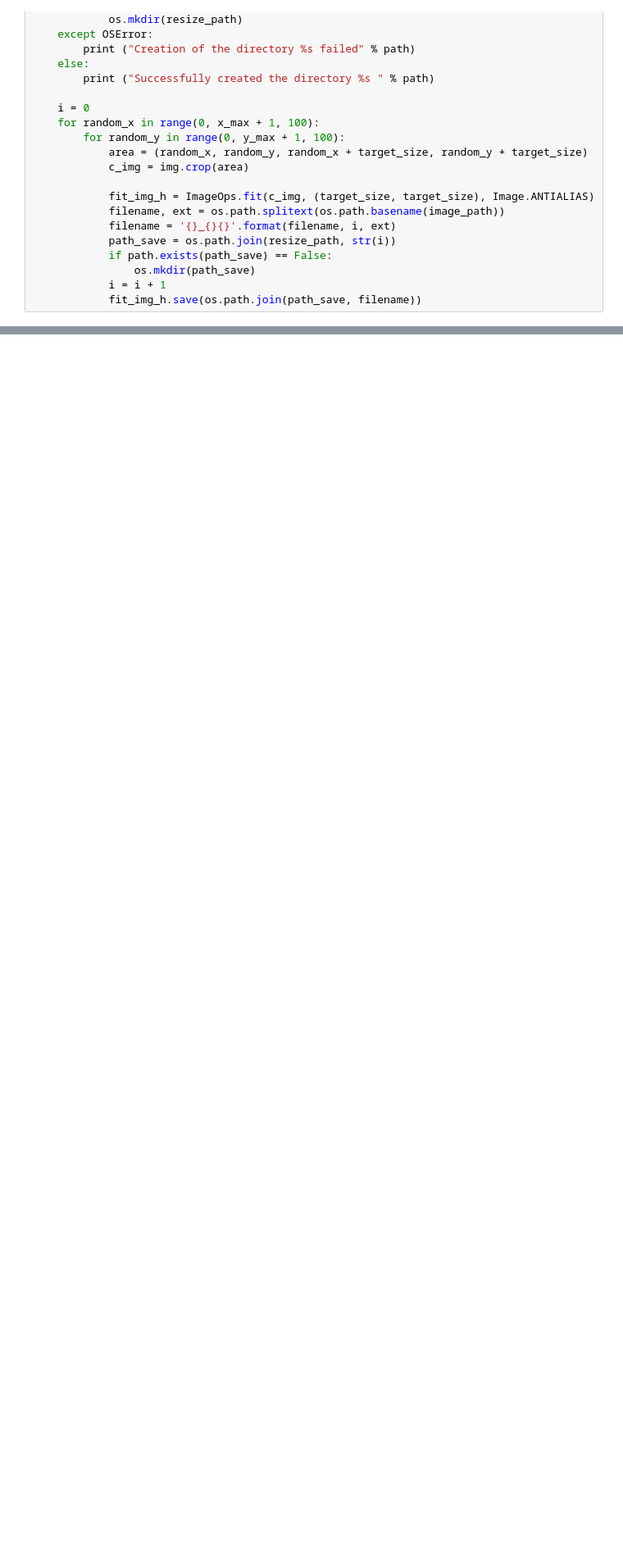
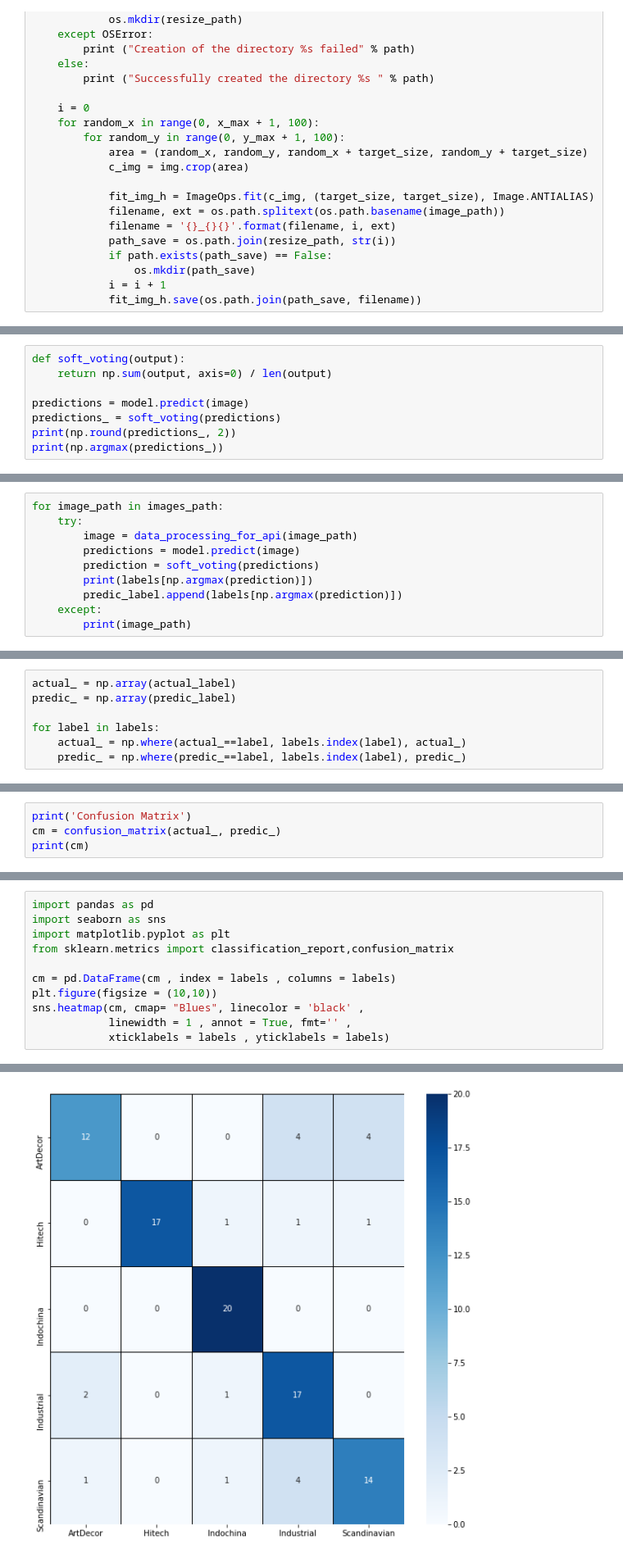
Before and after one commit to tranminhhieulkqn/Interior-Design, a Jupyter notebook: 8. Testing with Processing data [padding image].ipynb, the cells around one changed output, grey strips where cells are left out. Shown at 82% size. Drawn from its saved outputs; the diff is of its cells as text; blank space fills up the shorter version.

```diff
--- a/8. Testing with Processing data [padding image].ipynb
+++ b/8. Testing with Processing data [padding image].ipynb
@@ -199,0 +399,8 @@ Successfully created the directory <module 'ntpath' from 'c:\\users\\tranm\\appd
+# %%
+def soft_voting(output):
+    return np.sum(output, axis=0) / len(output)
+
+predictions = model.predict(image)
+predictions_ = soft_voting(predictions)
+print(np.round(predictions_, 2))
+print(np.argmax(predictions_))
@@ -199,0 +428,10 @@ Successfully created the directory <module 'ntpath' from 'c:\\users\\tranm\\appd
+# %%
+for image_path in images_path:
+    try:
+        image = data_processing_for_api(image_path)
+        predictions = model.predict(image)
+        prediction = soft_voting(predictions)
+        print(labels[np.argmax(prediction)])
+        predic_label.append(labels[np.argmax(prediction)])
+    except:
+        print(image_path)
@@ -199,0 +456,7 @@ Successfully created the directory <module 'ntpath' from 'c:\\users\\tranm\\appd
+# %%
+actual_ = np.array(actual_label)
+predic_ = np.array(predic_label)
+
+for label in labels:
+    actual_ = np.where(actual_==label, labels.index(label), actual_)
+    predic_ = np.where(predic_==label, labels.index(label), predic_)
@@ -199,0 +484,4 @@ Successfully created the directory <module 'ntpath' from 'c:\\users\\tranm\\appd
+# %%
+print('Confusion Matrix')
+cm = confusion_matrix(actual_, predic_)
+print(cm)
@@ -199,0 +495,12 @@ Successfully created the directory <module 'ntpath' from 'c:\\users\\tranm\\appd
+# %%
+import pandas as pd
+import seaborn as sns
+import matplotlib.pyplot as plt
+from sklearn.metrics import classification_report,confusion_matrix
+
+cm = pd.DataFrame(cm , index = labels , columns = labels)
+plt.figure(figsize = (10,10))
+sns.heatmap(cm, cmap= "Blues", linecolor = 'black' ,
+            linewidth = 1 , annot = True, fmt='' ,
+            xticklabels = labels , yticklabels = labels)
+# %% [output]
@@ -199,0 +508 @@ Successfully created the directory <module 'ntpath' from 'c:\\users\\tranm\\appd
+[figure, added]
```
Also changed, not shown: parts of 14 cells of this notebook, 42 other files.
